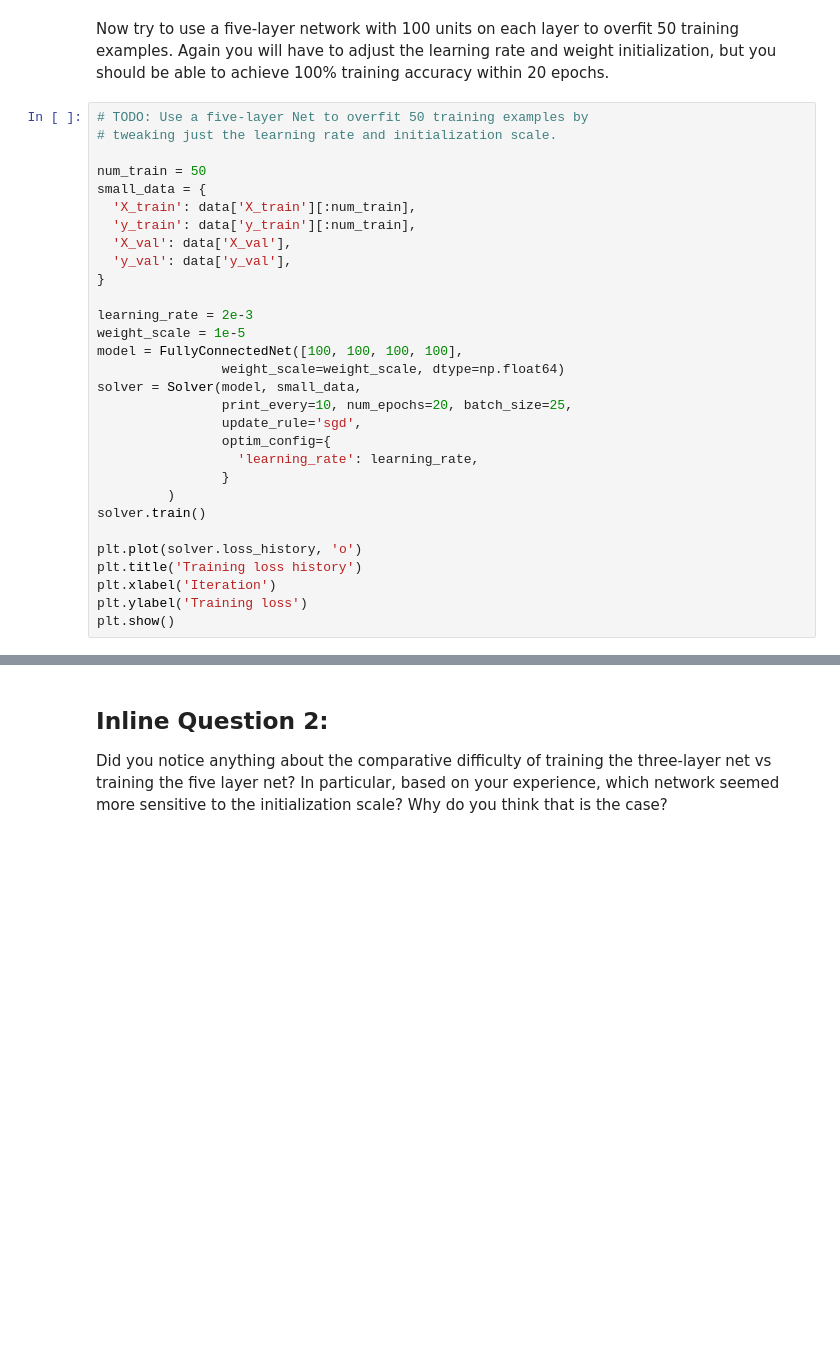
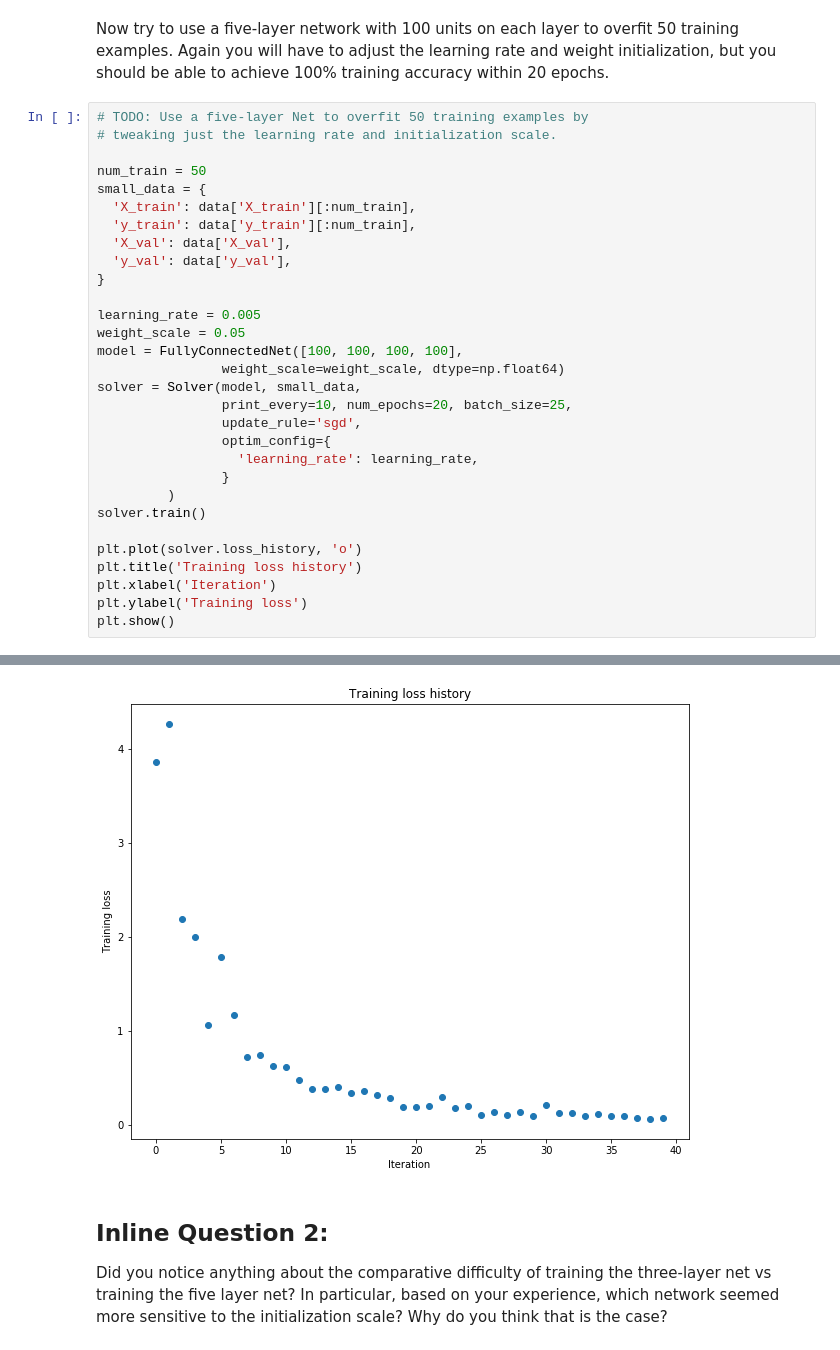
Before and after one commit to marrodion/cs231n, a Jupyter notebook: assignment_2/FullyConnectedNets.ipynb, the cells around one changed output, grey strips where cells are left out. Saved outputs shown, nothing was run; the diff lists cells and outputs as text; blank space fills up the shorter version.

```diff
--- a/assignment_2/FullyConnectedNets.ipynb
+++ b/assignment_2/FullyConnectedNets.ipynb
@@ -475,8 +498,8 @@ small_data = {
   'y_val': data['y_val'],
 }
 
-learning_rate = 2e-3
-weight_scale = 1e-5
+learning_rate = 0.005
+weight_scale = 0.05
 model = FullyConnectedNet([100, 100, 100, 100],
                 weight_scale=weight_scale, dtype=np.float64)
 solver = Solver(model, small_data,
@@ -493,3 +516,4 @@ plt.title('Training loss history')
 plt.xlabel('Iteration')
 plt.ylabel('Training loss')
 plt.show()
+# %% [output]
@@ -496,3 +537,4 @@ plt.show()
+[figure, added]
 # %% [markdown]
 ## Inline Question 2:
 Did you notice anything about the comparative difficulty of training the three-layer net vs training the five layer net? In particular, based on your experience, which network seemed more sensitive to the initialization scale? Why do you think that is the case?
```
Also changed, not shown: parts of 17 cells of this notebook, 11 other files.
